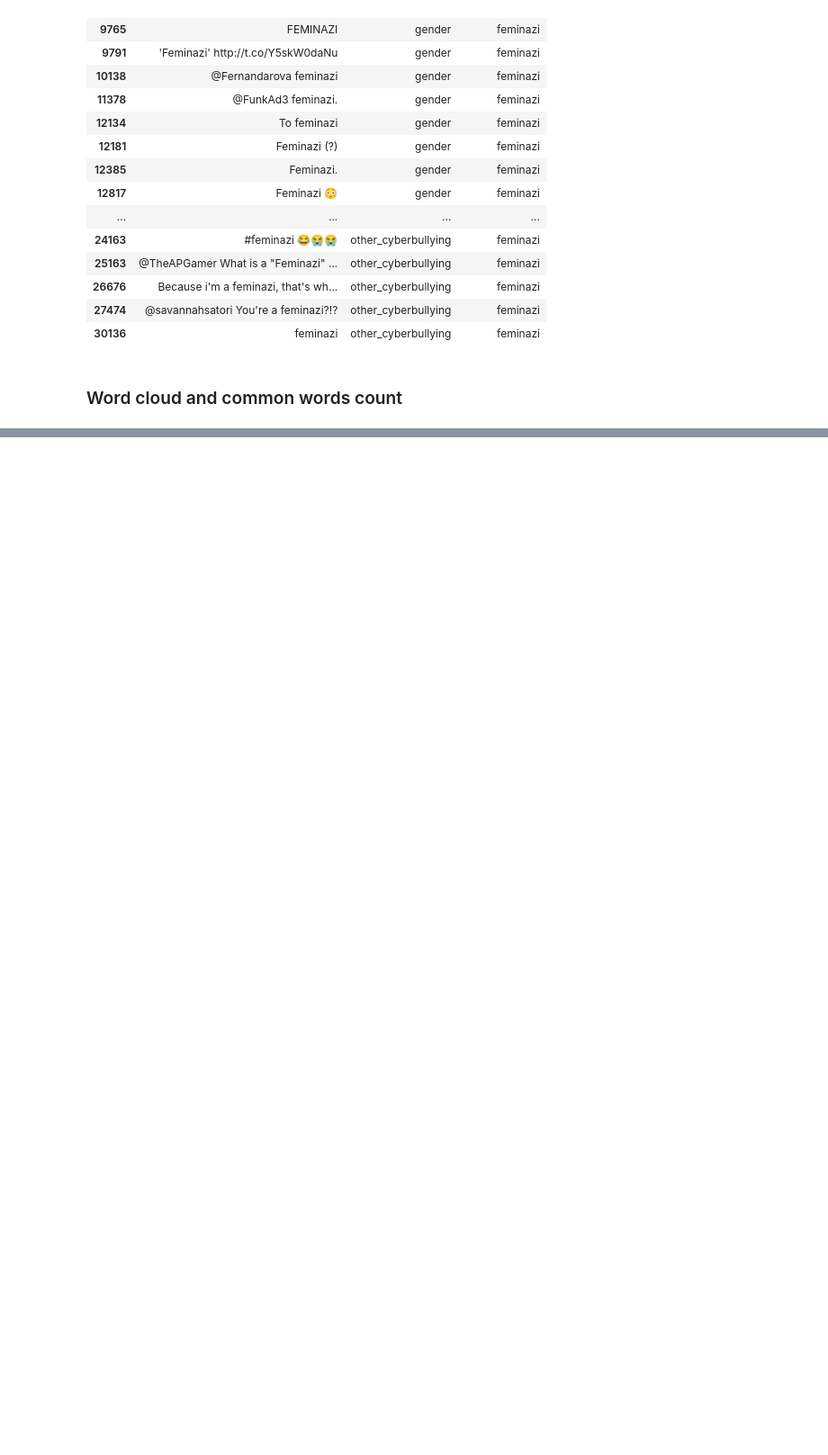
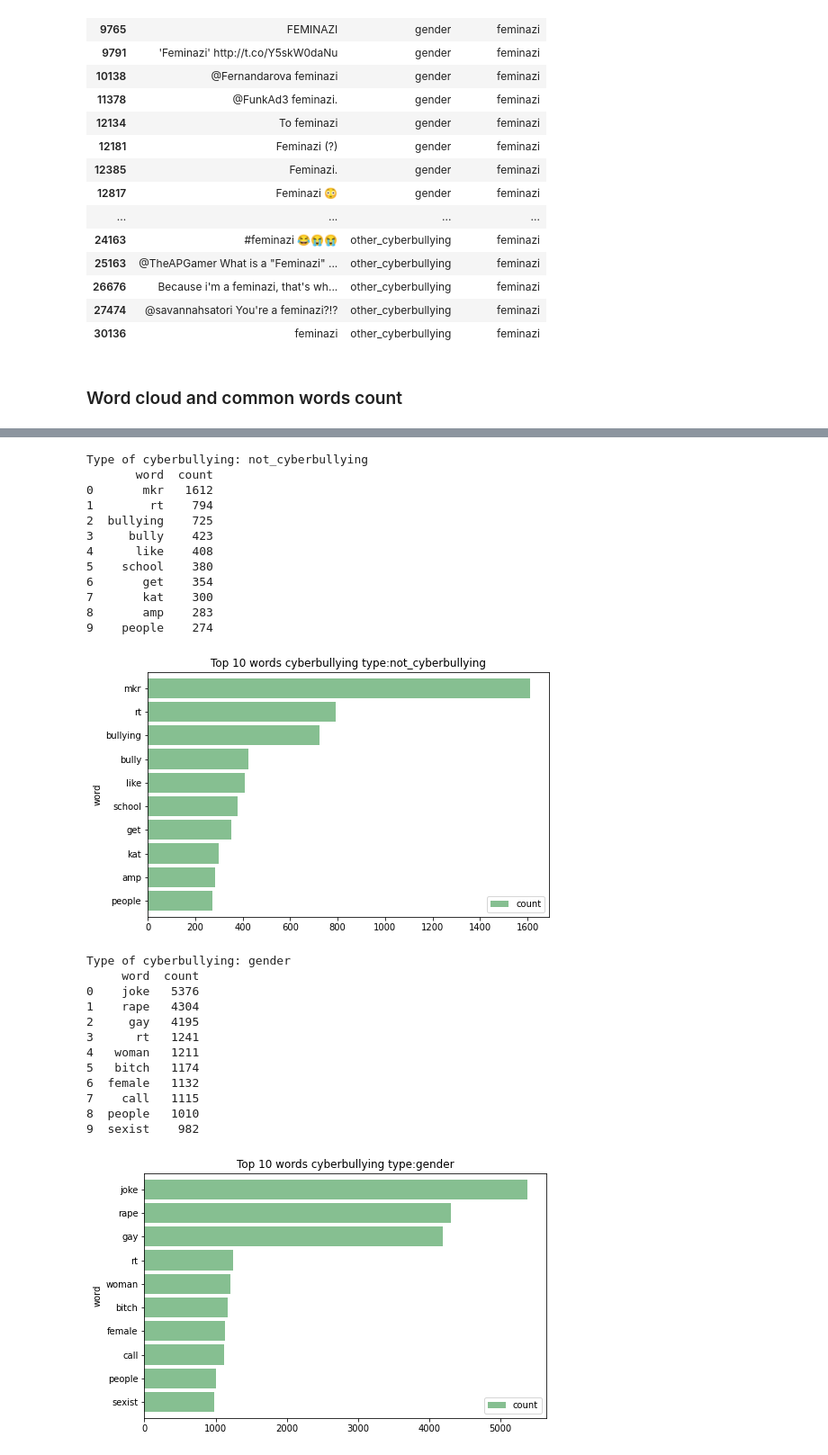
Before and after one commit to chiaracodes/EL-assignment, a Jupyter notebook: Cyberbullying_model/Cyberbulling_model_Maria_colab.ipynb, the cells around one changed output, grey strips where cells are left out. Shown: that part at 90% size. Drawn from its saved outputs; the diff is of its cells as text; code cells hidden in the pictures; blank space fills up the shorter version.

```diff
--- a/Cyberbullying_model/Cyberbulling_model_Maria_colab.ipynb
+++ b/Cyberbullying_model/Cyberbulling_model_Maria_colab.ipynb
@@ -302,0 +232,42 @@ Top 10 words:
+# %%
+for i in df['cyberbullying_type'].unique():
+  #Filter the tweets for each type
+  tweets_type=df[df['cyberbullying_type']==i]
+  tweets = tweets_type['tweet_cleaned'].values
+  print("Type of cyberbullying:", i)
+  #Count frequency for each word and get top 10
+  top_words=Counter(" ".join(df["tweet_cleaned"][df['cyberbullying_type']==i]).split()).most_common(10)
+  top_words_df=pd.DataFrame(top_words, columns=['word', 'count'])
+  print(top_words_df)
+  top_words_df=top_words_df.sort_values('count',ascending=True)
+  #Make horizontal bar plot to display top 10 words and their frequency
+  top_words_df.plot.barh(x='word', y='count', figsize=(8, 5), title="Top 10 words cyberbullying type:"+i, color='#86bf91', zorder=2, width=0.85)
+  plt.show()
+  print("")
+# %% [output]
+Type of cyberbullying: not_cyberbullying
+       word  count
+0       mkr   1612
+1        rt    794
+2  bullying    725
+3     bully    423
+4      like    408
+5    school    380
+6       get    354
+7       kat    300
+8       amp    283
+9    people    274
+[figure, added]
+Type of cyberbullying: gender
+     word  count
+0    joke   5376
+1    rape   4304
+2     gay   4195
+3      rt   1241
+4   woman   1211
+5   bitch   1174
+6  female   1132
+7    call   1115
+8  people   1010
+9  sexist    982
+[figure, added]
```
Also changed, not shown: parts of 11 cells of this notebook.
